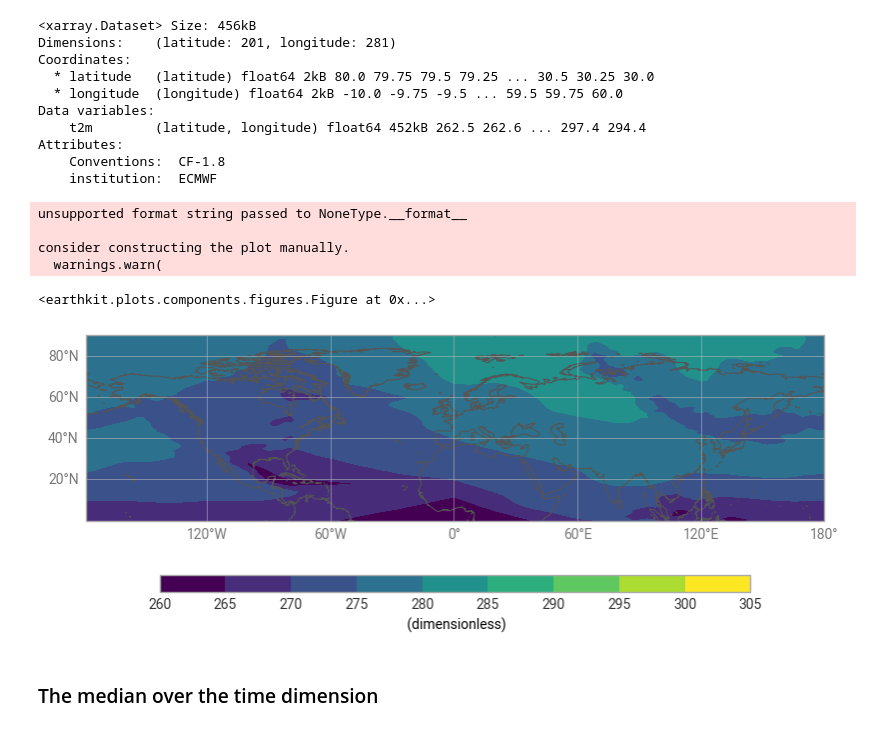
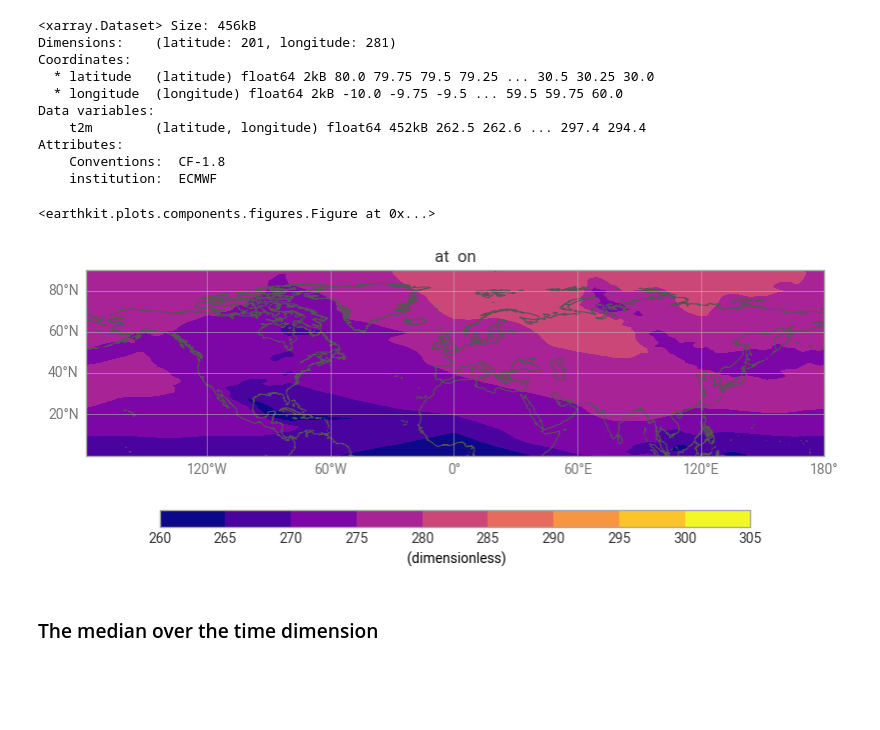
Before and after one commit to ecmwf/earthkit-transforms, a Jupyter notebook: docs/notebooks/temporal/01-era5-general-methods.ipynb, the cells around one changed output. Drawn from its saved outputs; the diff is of its cells as text; code cells hidden in the pictures; blank space fills up the shorter version.

```diff
--- a/docs/notebooks/temporal/01-era5-general-methods.ipynb
+++ b/docs/notebooks/temporal/01-era5-general-methods.ipynb
@@ -65,15 +64,11 @@ Attributes:
 # %%
 # A simple matplotlib plot to view the data:
 ekp.quickplot(
-    era5_t_mean.t2m, cmap="viridis"
+    era5_t_mean.t2m,
 )
 # %% [output]
-unsupported format string passed to NoneType.__format__
-
-consider constructing the plot manually.
-  warnings.warn(
+<earthkit.plots.components.figures.Figure at 0x...>
-<earthkit.plots.components.figures.Figure at 0x...>
-[figure, old version]
+[figure, new version]
 # %% [markdown]
 ### The median over the time dimension
 # %%
```
Also changed, not shown: parts of 6 cells of this notebook, 2 other files.
